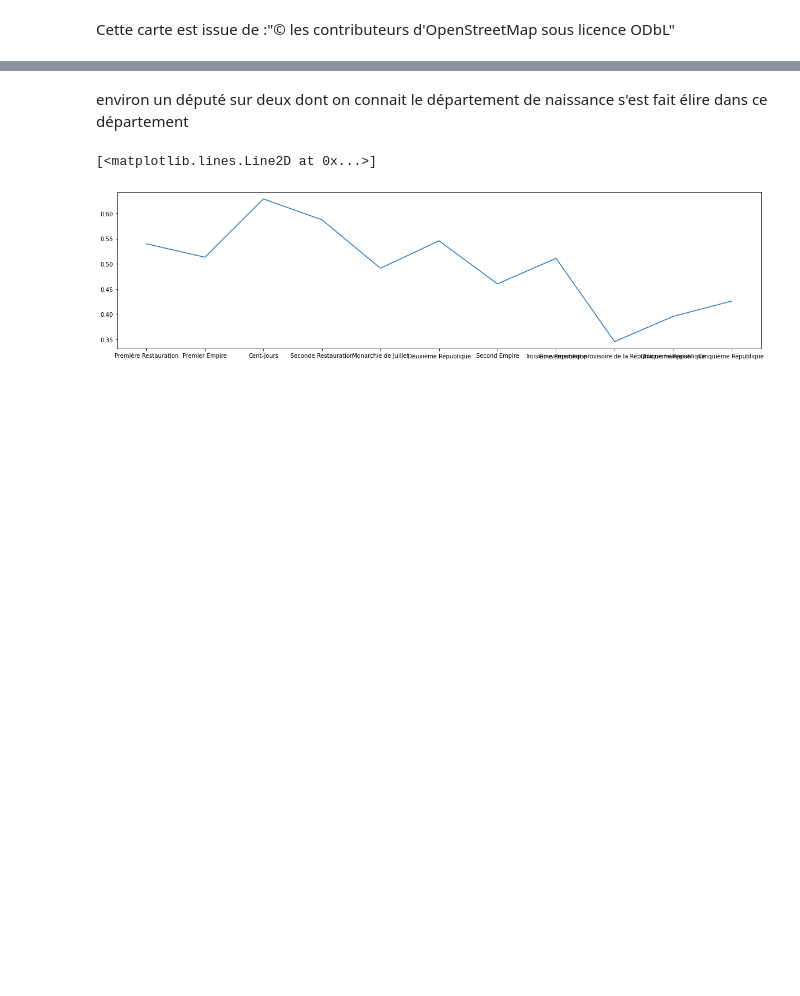
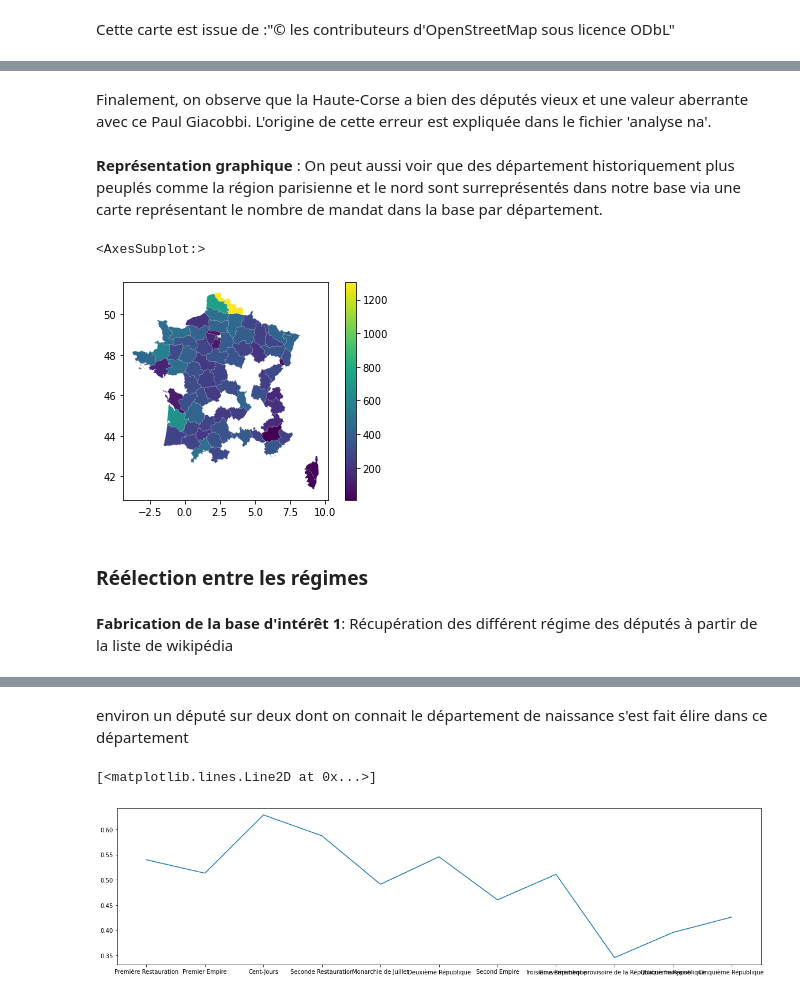
Before and after one commit to dusylvain/Projet-Python-deputes, a Jupyter notebook: statistiques_descriptives_depute.ipynb, the cells around one changed output, grey strips where cells are left out. Drawn from its saved outputs; the diff is of its cells as text; code cells hidden in the pictures; blank space fills up the shorter version.

Commit message:
Mise en forme presque finale

```diff
--- a/statistiques_descriptives_depute.ipynb
+++ b/statistiques_descriptives_depute.ipynb
@@ -265,0 +125,13 @@ True
+# %% [markdown]
+Finalement, on observe que la Haute-Corse a bien des députés vieux et une valeur aberrante avec ce Paul Giacobbi. L'origine de cette erreur est expliquée dans le fichier 'analyse na'.
+# %% [markdown]
+**Représentation graphique** : On peut aussi voir que des département historiquement plus peuplés comme la région parisienne et le nord sont surreprésentés dans notre base via une carte représentant le nombre de mandat dans la base par département.
+# %%
+df.plot(column = 'nombre_mandat', cmap = 'viridis', legend=True)#on crée des cartes
+# %% [output]
+<AxesSubplot:>
+[figure, added]
+# %% [markdown]
+### Réélection entre les régimes
+# %% [markdown]
+**Fabrication de la base d'intérêt 1**:  Récupération des différent régime des députés à partir de la liste de wikipédia
```
Also changed, not shown: parts of 119 cells of this notebook.
